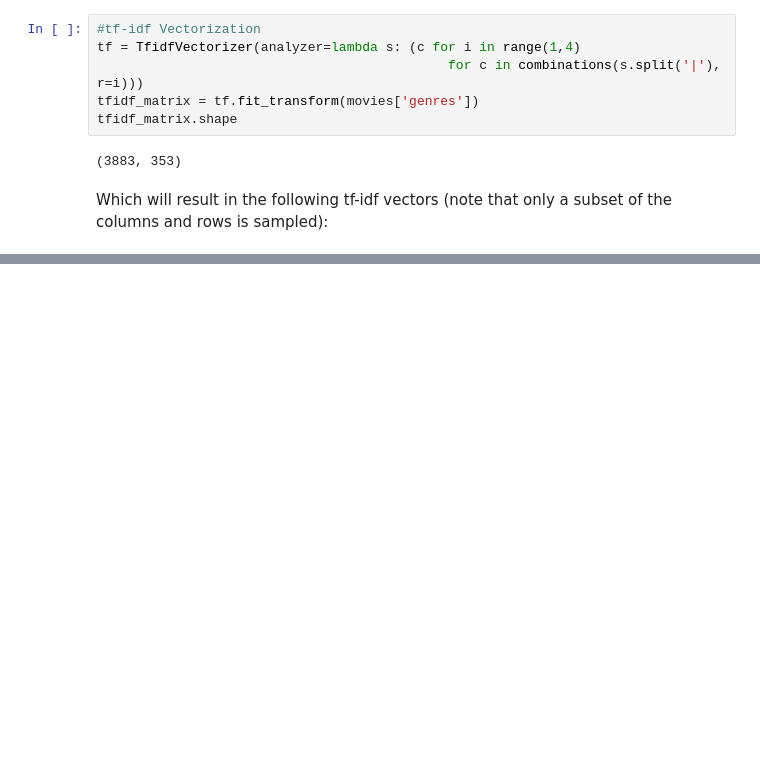
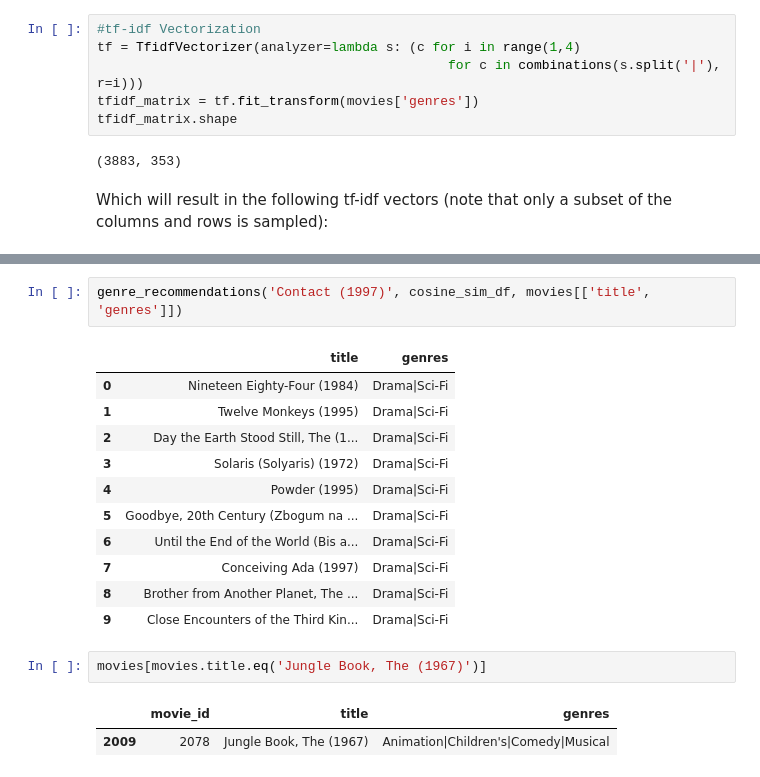
Before and after one commit to SabbosNgang/IR_FinalProject, a Jupyter notebook: Movie-content-based-recommender-using-tf-idf.ipynb, the cells around one changed output, grey strips where cells are left out. Saved outputs shown, nothing was run; the diff lists cells and outputs as text; blank space fills up the shorter version.

```diff
--- a/Movie-content-based-recommender-using-tf-idf.ipynb
+++ b/Movie-content-based-recommender-using-tf-idf.ipynb
@@ -215,0 +290,19 @@ Hi
+# %%
+genre_recommendations('Contact (1997)', cosine_sim_df, movies[['title', 'genres']])
+# %% [output]
+|  | title | genres |
+| 0 | Nineteen Eighty-Four (1984) | Drama|Sci-Fi |
+| 1 | Twelve Monkeys (1995) | Drama|Sci-Fi |
+| 2 | Day the Earth Stood Still, The (1... | Drama|Sci-Fi |
+| 3 | Solaris (Solyaris) (1972) | Drama|Sci-Fi |
+| 4 | Powder (1995) | Drama|Sci-Fi |
+| 5 | Goodbye, 20th Century (Zbogum na ... | Drama|Sci-Fi |
+| 6 | Until the End of the World (Bis a... | Drama|Sci-Fi |
+| 7 | Conceiving Ada (1997) | Drama|Sci-Fi |
+| 8 | Brother from Another Planet, The ... | Drama|Sci-Fi |
+| 9 | Close Encounters of the Third Kin... | Drama|Sci-Fi |
+# %%
+movies[movies.title.eq('Jungle Book, The (1967)')]
+# %% [output]
+|  | movie_id | title | genres |
+| 2009 | 2078 | Jungle Book, The (1967) | Animation|Children's|Comedy|Musical |
```
Also changed, not shown: parts of 16 cells of this notebook.
